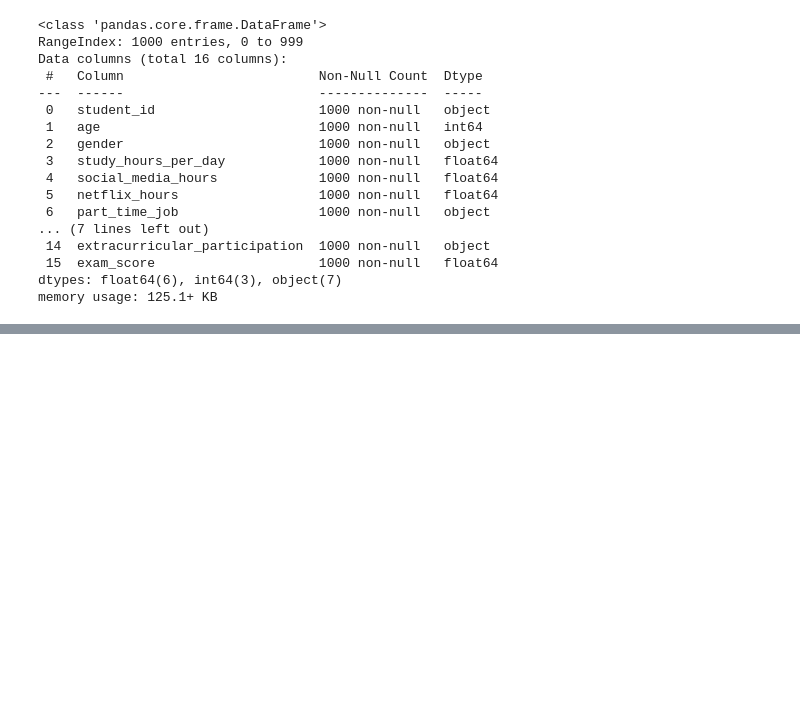
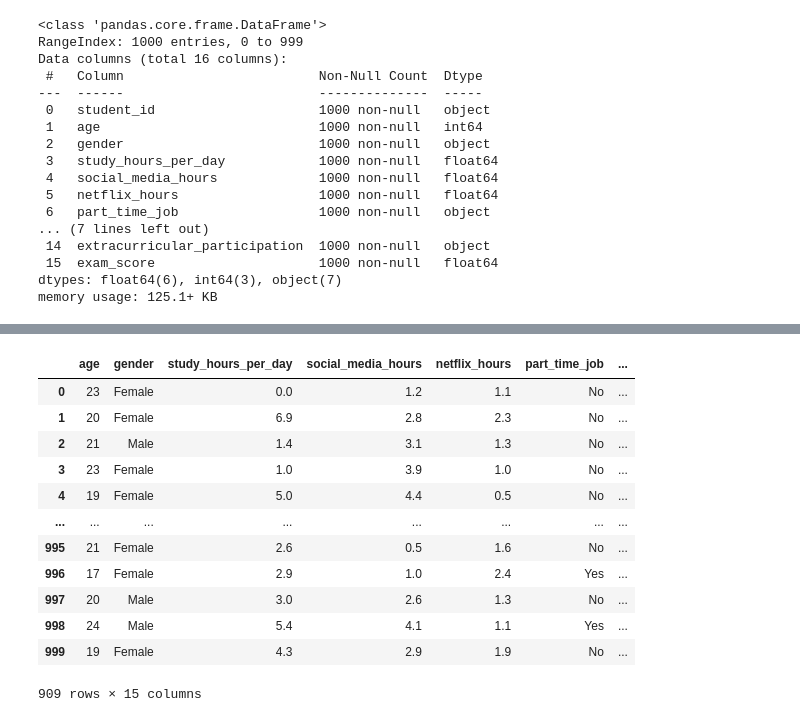
Before and after one commit to bayronbenja/Proyecto_intro_ia, a Jupyter notebook: Codigo_proyecto_ia.ipynb, the cells around one changed output, grey strips where cells are left out. Saved outputs shown, nothing was run; the diff lists cells and outputs as text; code cells hidden in the pictures; blank space fills up the shorter version.

```diff
--- a/Codigo_proyecto_ia.ipynb
+++ b/Codigo_proyecto_ia.ipynb
@@ -34,3 +74,22 @@ memory usage: 125.1+ KB
+# %%
+#eliminar valores nulos
+for col in data.columns:
+    data = data[data[col].notna()]
+data
+# %% [output]
+|  | age | gender | study_hours_per_day | social_media_hours | netflix_hours | part_time_job | ... |
+| 0 | 23 | Female | 0.0 | 1.2 | 1.1 | No | ... |
+| 1 | 20 | Female | 6.9 | 2.8 | 2.3 | No | ... |
+| 2 | 21 | Male | 1.4 | 3.1 | 1.3 | No | ... |
+| 3 | 23 | Female | 1.0 | 3.9 | 1.0 | No | ... |
+| 4 | 19 | Female | 5.0 | 4.4 | 0.5 | No | ... |
+| ... | ... | ... | ... | ... | ... | ... | ... |
+| 995 | 21 | Female | 2.6 | 0.5 | 1.6 | No | ... |
+| 996 | 17 | Female | 2.9 | 1.0 | 2.4 | Yes | ... |
+| 997 | 20 | Male | 3.0 | 2.6 | 1.3 | No | ... |
+| 998 | 24 | Male | 5.4 | 4.1 | 1.1 | Yes | ... |
+| 999 | 19 | Female | 4.3 | 2.9 | 1.9 | No | ... |
+909 rows × 15 columns
 # %%
 data.isnull().sum()
 # %% [output]
```
Also changed, not shown: parts of 19 cells of this notebook.
